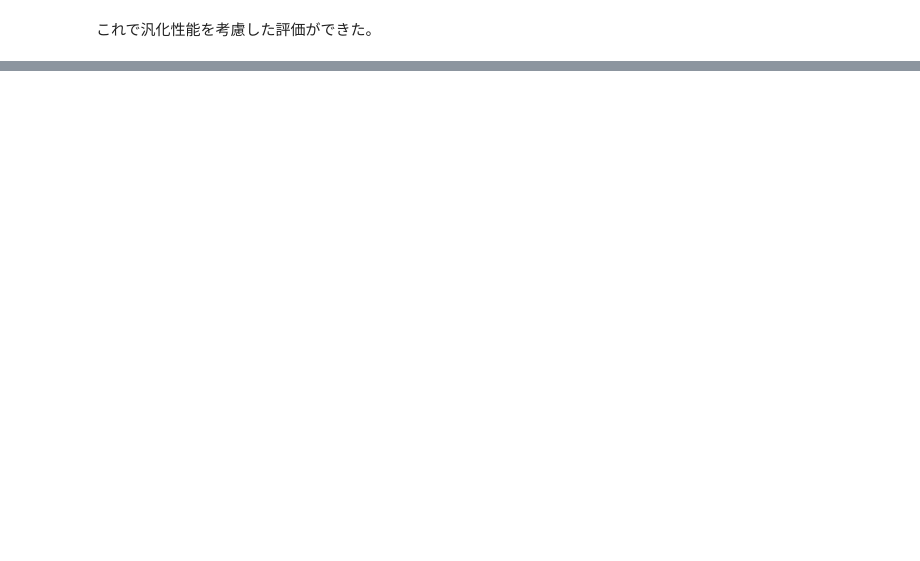
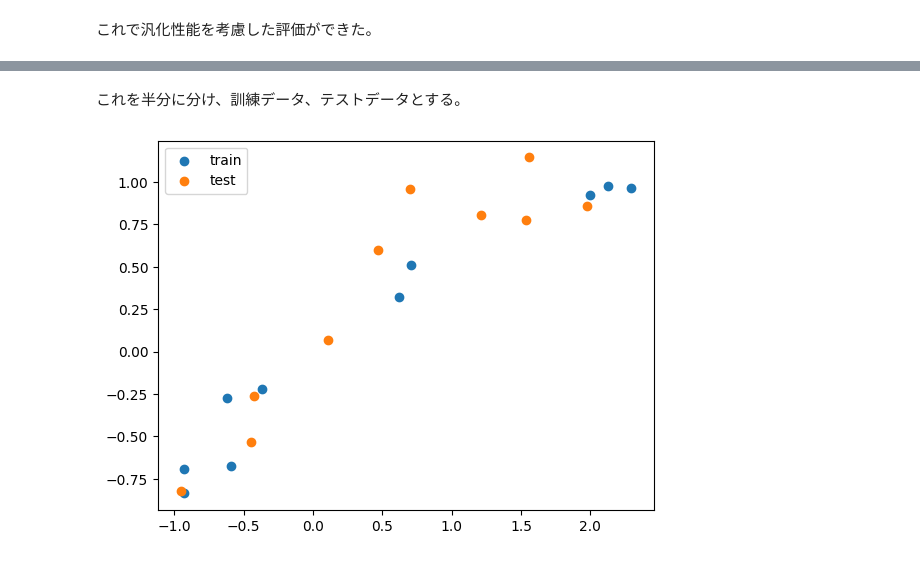
Before and after one commit to misya11p/machine-learning, a Jupyter notebook: overfitting.ipynb, the cells around one changed output, grey strips where cells are left out. Drawn from its saved outputs; the diff is of its cells as text; code cells hidden in the pictures; blank space fills up the shorter version.

```diff
--- a/overfitting.ipynb
+++ b/overfitting.ipynb
@@ -42,0 +71,11 @@ model.score(X_test, y_test) # 決定係数
+# %% [markdown]
+これを半分に分け、訓練データ、テストデータとする。
+# %%
+X_train, X_test, y_train, y_test = train_test_split(
+    X, y, test_size=0.5, random_state=11
+)
+plt.scatter(X_train, y_train, label="train")
+plt.scatter(X_test, y_test, label="test")
+plt.legend();
+# %% [output]
+[figure, added]
```
Also changed, not shown: parts of 17 cells of this notebook.
